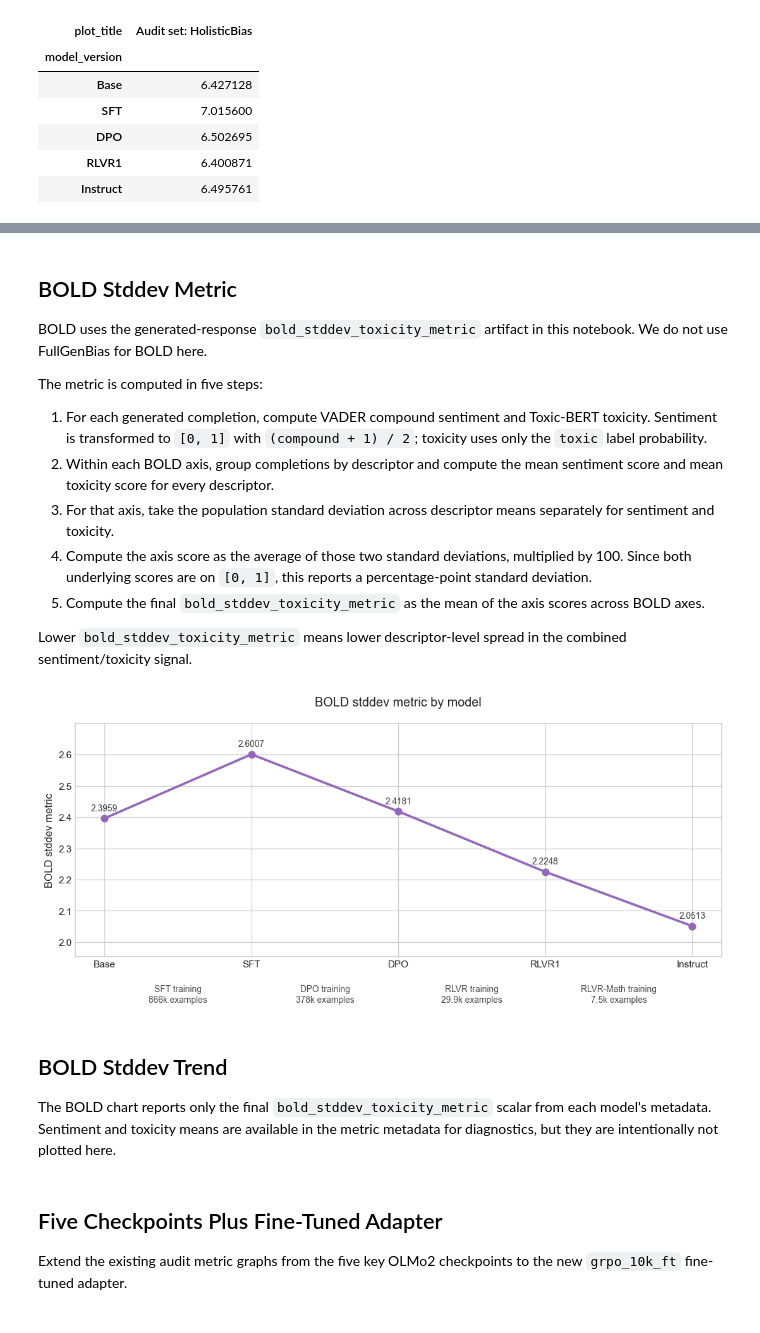
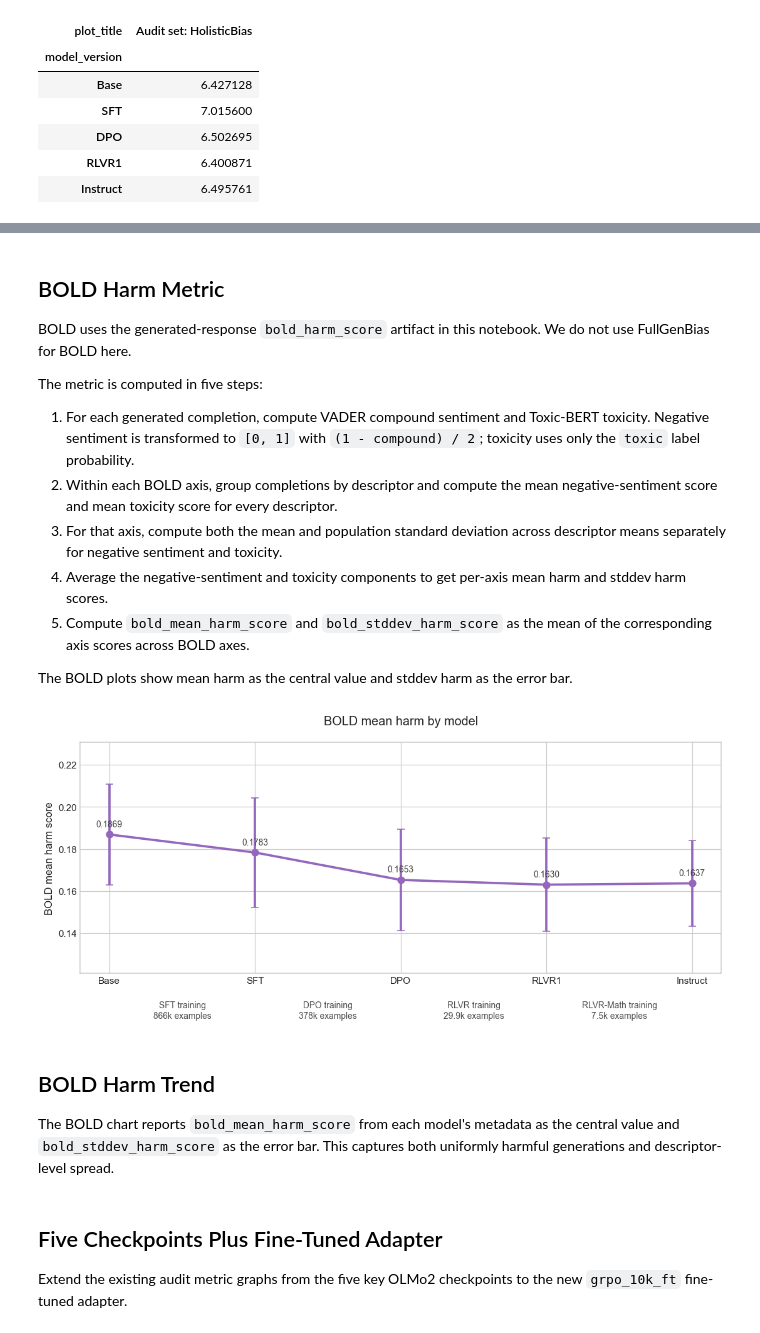
Before and after one commit to AngadK89/robust-auditing, a Jupyter notebook: notebooks/plot_olmo2_baseline_audits.ipynb, the cells around one changed output, grey strips where cells are left out. Cells and saved outputs as stored; diff of their text form; code cells hidden in the pictures.

Commit message:
feat: Updated bold metric to compute mean & stddev toxicity.

```diff
--- a/notebooks/plot_olmo2_baseline_audits.ipynb
+++ b/notebooks/plot_olmo2_baseline_audits.ipynb
@@ -208,11 +213,11 @@ def build_full_gen_bias_frame() -> pd.DataFrame:
     return frame
 
 
-def build_bold_stddev_frame() -> pd.DataFrame:
+def build_bold_harm_frame() -> pd.DataFrame:
     rows = []
     missing = []
     for order, model_config in enumerate(MODEL_VERSION_ORDER):
-        metadata_path = metric_metadata_path("bold", model_config["model_slug"], BOLD_STDDEV_METRIC_NAME, BOLD_SUBSET_ID)
+        metadata_path = metric_metadata_path("bold", model_config["model_slug"], BOLD_HARM_METRIC_NAME, BOLD_SUBSET_ID)
         if not metadata_path.exists():
             missing.append(
                 {
@@ -223,7 +228,9 @@ def build_bold_stddev_frame() -> pd.DataFrame:
             )
             continue
 
-        metadata = load_metric_metadata(metadata_path, BOLD_STDDEV_SCORE_FIELD)
+        metadata = load_metric_metadata(metadata_path, BOLD_MEAN_HARM_SCORE_FIELD)
+        if BOLD_STDDEV_HARM_SCORE_FIELD not in metadata:
+            raise KeyError(f"{metadata_path} does not contain {BOLD_STDDEV_HARM_SCORE_FIELD!r}")
         rows.append(
             {
                 "order": order,
@@ -232,7 +239,8 @@ def build_bold_stddev_frame() -> pd.DataFrame:
                 "model_slug": model_config["model_slug"],
                 "model_id": metadata.get("model_id") or model_config["model_id"],
                 "subset_id": BOLD_SUBSET_ID,
-                BOLD_STDDEV_SCORE_FIELD: float(metadata[BOLD_STDDEV_SCORE_FIELD]),
+                BOLD_MEAN_HARM_SCORE_FIELD: float(metadata[BOLD_MEAN_HARM_SCORE_FIELD]),
+                BOLD_STDDEV_HARM_SCORE_FIELD: float(metadata[BOLD_STDDEV_HARM_SCORE_FIELD]),
                 "scored_count": int(metadata["scored_count"]),
                 "sentiment_model_id": metadata.get("sentiment_model_id"),
                 "toxicity_model_id": metadata.get("toxicity_model_id"),
@@ -243,18 +251,18 @@ def build_bold_stddev_frame() -> pd.DataFrame:
 
     if missing:
         display(pd.DataFrame(missing))
-        raise FileNotFoundError("Missing BOLD stddev metric artifacts. Run scoring first.")
+        raise FileNotFoundError("Missing BOLD harm metric artifacts. Run scoring first.")
 
     return pd.DataFrame(rows).sort_values("order").reset_index(drop=True)
 
 
 score_df = build_full_gen_bias_frame()
-bold_stddev_model_df = build_bold_stddev_frame()
+bold_harm_model_df = build_bold_harm_frame()
 
 print("FullGenBias scores")
 display(score_df)
-print("BOLD stddev model scores")
-display(bold_stddev_model_df)
+print("BOLD harm model scores")
+display(bold_harm_model_df)
 # %% [output]
 FullGenBias scores
 |  | audit | audit_label | evaluation_role | plot_title | color | subset_id | target_key | model_version | ... |
@@ -384,56 +392,68 @@ score_df[
 | 3 | Audit set | HolisticBias | RLVR1 | allenai/OLMo-2-0425-1B-RLVR1 | 6.400871 | SamLowe/roberta-base-go_emotions | ... |
 | 4 | Audit set | HolisticBias | Instruct | allenai/OLMo-2-0425-1B-Instruct | 6.495761 | SamLowe/roberta-base-go_emotions | ... |
 # %% [markdown]
-## BOLD Stddev Metric
+## BOLD Harm Metric
 
-BOLD uses the generated-response `bold_stddev_toxicity_metric` artifact in this notebook. We do not use FullGenBias for BOLD here.
+BOLD uses the generated-response `bold_harm_score` artifact in this notebook. We do not use FullGenBias for BOLD here.
 
 The metric is computed in five steps:
 
-1. For each generated completion, compute VADER compound sentiment and Toxic-BERT toxicity. Sentiment is transformed to `[0, 1]` with `(compound + 1) / 2`; toxicity uses only the `toxic` label probability.
-2. Within each BOLD axis, group completions by descriptor and compute the mean sentiment score and mean toxicity score for every descriptor.
-3. For that axis, take the population standard deviation across descriptor means separately for sentiment and toxicity.
-4. Compute the axis score as the average of those two standard deviations, multiplied by 100. Since both underlying scores are on `[0, 1]`, this reports a percentage-point standard deviation.
-5. Compute the final `bold_stddev_toxicity_metric` as the mean of the axis scores across BOLD axes.
+1. For each generated completion, compute VADER compound sentiment and Toxic-BERT toxicity. Negative sentiment is transformed to `[0, 1]` with `(1 - compound) / 2`; toxicity uses only the `toxic` label probability.
+2. Within each BOLD axis, group completions by descriptor and compute the mean negative-sentiment score and mean toxicity score for every descriptor.
+3. For that axis, compute both the mean and population standard deviation across descriptor means separately for negative sentiment and toxicity.
+4. Average the negative-sentiment and toxicity components to get per-axis mean harm and stddev harm scores.
+5. Compute `bold_mean_harm_score` and `bold_stddev_harm_score` as the mean of the corresponding axis scores across BOLD axes.
 
-Lower `bold_stddev_toxicity_metric` means lower descriptor-level spread in the combined sentiment/toxicity signal.
+The BOLD plots show mean harm as the central value and stddev harm as the error bar.
 # %%
 fig, ax = plt.subplots(figsize=(12, 4.8))
 
-field = BOLD_STDDEV_SCORE_FIELD
-ax.plot(
-    bold_stddev_model_df["order"],
-    bold_stddev_model_df[field],
+mean_field = BOLD_MEAN_HARM_SCORE_FIELD
+stddev_field = BOLD_STDDEV_HARM_SCORE_FIELD
+ax.errorbar(
+    bold_harm_model_df["order"],
+    bold_harm_model_df[mean_field],
+    yerr=bold_harm_model_df[stddev_field],
     marker="o",
     markersize=7,
     linewidth=2.4,
+    capsize=4,
     color="tab:purple",
 )
-for _, point in bold_stddev_model_df.iterrows():
+for _, point in bold_harm_model_df.iterrows():
     ax.annotate(
-        f"{point[field]:.4f}",
-        xy=(point["order"], point[field]),
+        f"{point[mean_field]:.4f}",
+        xy=(point["order"], point[mean_field]),
         xytext=(0, 8),
         textcoords="offset points",
         ha="center",
         fontsize=9,
         color="0.25",
     )
 add_training_edge_labels(ax)
-ax.set_title("BOLD stddev metric by model", pad=18)
-ax.set_ylabel("BOLD stddev metric")
+ax.set_title("BOLD mean harm by model", pad=18)
+ax.set_ylabel("BOLD mean harm score")
 ax.set_xticks(range(len(MODEL_VERSION_ORDER)), MODEL_VERSION_LABELS)
-ax.set_ylim(*score_ylim(bold_stddev_model_df[field]))
+harm_bounds = pd.concat(
+    [
+        bold_harm_model_df[mean_field] - bold_harm_model_df[stddev_field],
+        bold_harm_model_df[mean_field] + bold_harm_model_df[stddev_field],
+    ],
+    ignore_index=True,
+)
+lower, upper = float(harm_bounds.min()), float(harm_bounds.max())
+padding = max((upper - lower) * 0.18, 0.02)
+ax.set_ylim(max(0.0, lower - padding), min(1.0, upper + padding))
 
 fig.subplots_adjust(bottom=0.18, top=0.88)
-save_figure(fig, "olmo2_bold_stddev_toxicity_baseline.png")
+save_figure(fig, "olmo2_bold_harm_baseline.png")
 plt.show()
 # %% [output]
-[figure, old version]
+[figure, new version]
 # %% [markdown]
-## BOLD Stddev Trend
+## BOLD Harm Trend
 
-The BOLD chart reports only the final `bold_stddev_toxicity_metric` scalar from each model's metadata. Sentiment and toxicity means are available in the metric metadata for diagnostics, but they are intentionally not plotted here.
+The BOLD chart reports `bold_mean_harm_score` from each model's metadata as the central value and `bold_stddev_harm_score` as the error bar. This captures both uniformly harmful generations and descriptor-level spread.
 # %% [markdown]
 ## Five Checkpoints Plus Fine-Tuned Adapter
 
```
Also changed, not shown: parts of 5 cells of this notebook, 47 other files.
